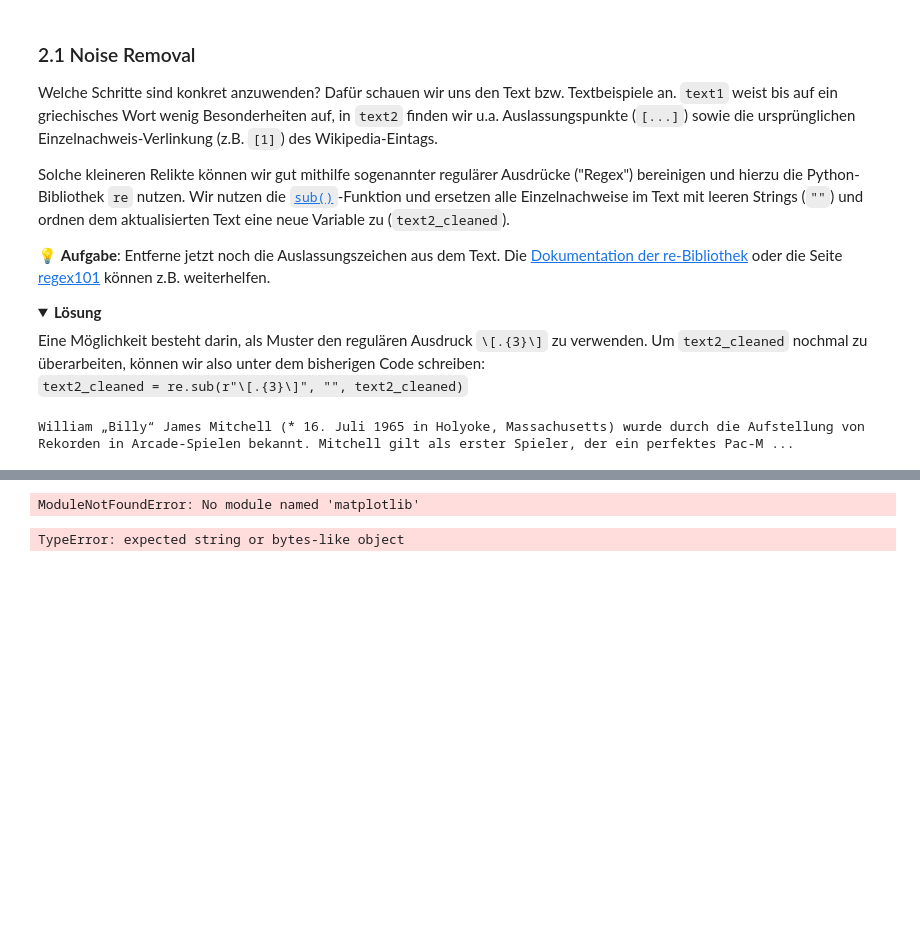
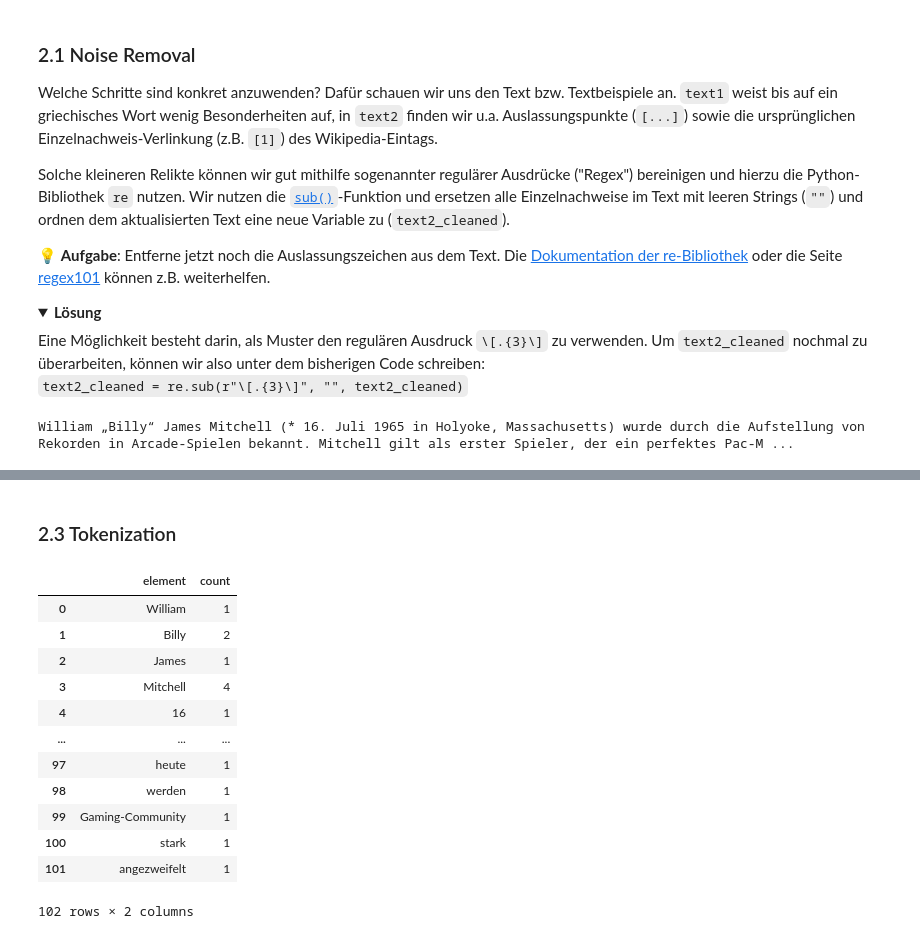
Before and after one commit to BibWiss/notebooks, a Jupyter notebook: nlpbasics/nlpbasics.ipynb, the cells around one changed output, grey strips where cells are left out. Cells and saved outputs as stored; diff of their text form; code cells hidden in the pictures; folded sections open; blank space fills up the shorter version.

```diff
--- a/nlpbasics/nlpbasics.ipynb
+++ b/nlpbasics/nlpbasics.ipynb
@@ -114 +114,3 @@ plt.show()
+# %% [markdown]
+### 2.3 Tokenization
 # %%
@@ -139,24 +131,19 @@ tokens_removed_count = Counter(tokens_sw_removed)
 # %%
 import pandas as pd
 
 tk_df = pd.DataFrame(list(tokens_count.items()), columns=['element', 'count'])
+tk_df
 # %% [output]
+|  | element | count |
+| 0 | William | 1 |
+| 1 | Billy | 2 |
+| 2 | James | 1 |
+| 3 | Mitchell | 4 |
+| 4 | 16 | 1 |
+| ... | ... | ... |
+| 97 | heute | 1 |
+| 98 | werden | 1 |
+| 99 | Gaming-Community | 1 |
+| 100 | stark | 1 |
+| 101 | angezweifelt | 1 |
-ModuleNotFoundError: No module named 'matplotlib'
+102 rows × 2 columns
-# %%
-from wordcloud import WordCloud
-import matplotlib.pyplot as plt
-
-# Create stopword list:
-#stopwords = set(STOPWORDS)
-#stopwords.update(["drink", "now", "wine", "flavor", "flavors"])
-
-# Generate a word cloud image
-wordcloud = WordCloud(stopwords=german_stopwords, background_color="white").generate(text2)
-
-# Display the generated image:
-# the matplotlib way:
-plt.imshow(wordcloud, interpolation='bilinear')
-plt.axis("off")
-plt.show()
-# %% [output]
-TypeError: expected string or bytes-like object
```
Also changed, not shown: parts of 3 cells of this notebook.
